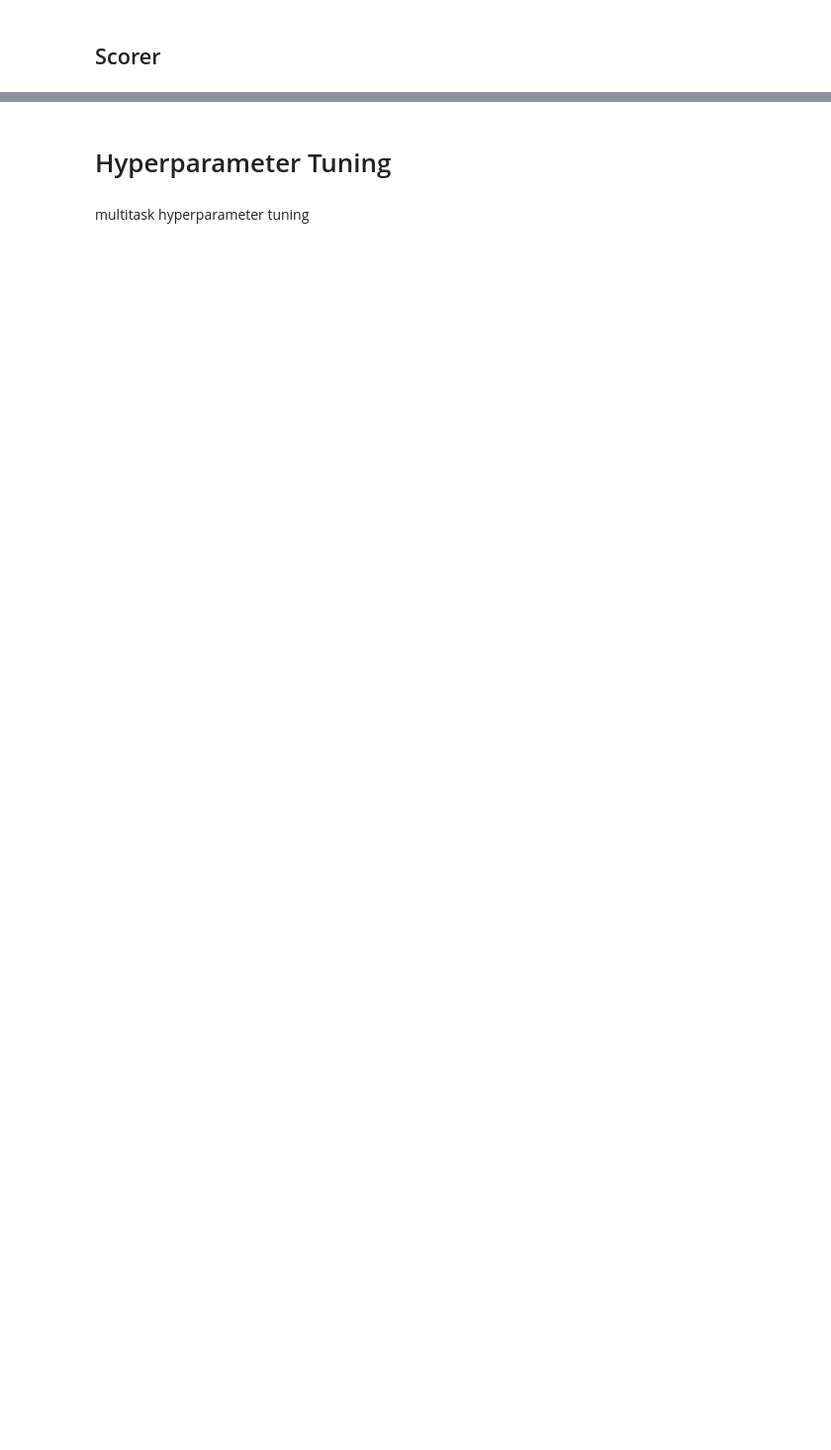
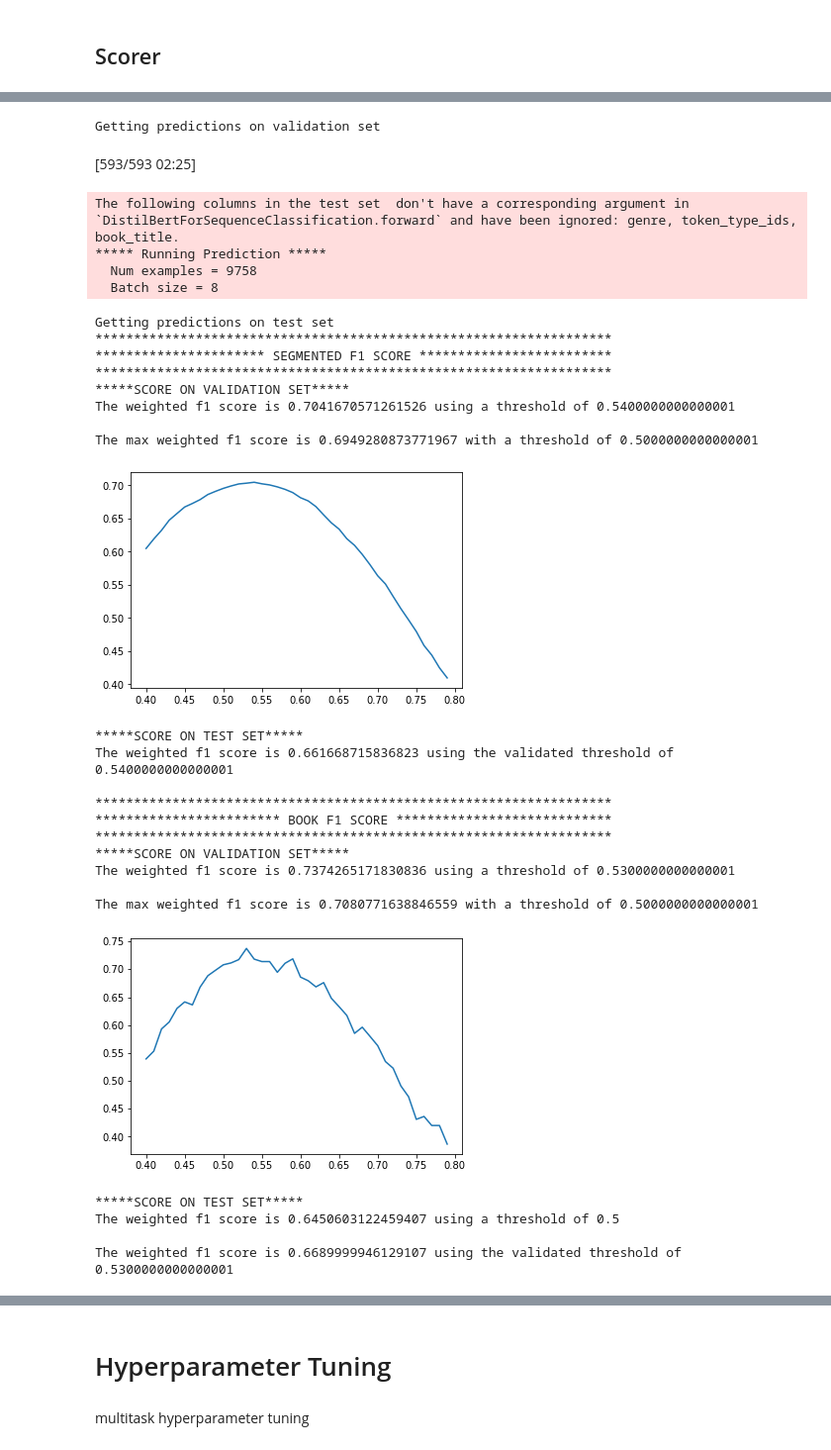
Before and after one commit to lucaguarro/BookSuccessPredictor, a Jupyter notebook: ModelTraining/Gr_s1_dupe_for_concurrency.ipynb, the cells around one changed output, grey strips where cells are left out. Shown: that part at 99% size. Saved outputs shown, nothing was run; the diff lists cells and outputs as text; code cells hidden in the pictures; blank space fills up the shorter version.

```diff
--- a/ModelTraining/Gr_s1_dupe_for_concurrency.ipynb
+++ b/ModelTraining/Gr_s1_dupe_for_concurrency.ipynb
@@ -629,0 +729,5 @@ The weighted f1 score is 0.7175911838649336 using the validated threshold of 0.6
+# %%
+run = wandb.init()
+artifact = run.use_artifact('lucaguarro/goodreads_success_predictor_80_20/model-vqy3ynmx:v0', type='model')
+artifact_dir = artifact.download()
+model = AutoModelForSequenceClassification.from_pretrained(artifact_dir)
@@ -629,0 +738,9 @@ The weighted f1 score is 0.7175911838649336 using the validated threshold of 0.6
+# %%
+trainer = Trainer(
+    model=model
+)
+# %%
+m_scorer = ModelScorer(trainer, chunked_encoded_dataset, for_multitask=False)
+m_scorer.get_segmented_f1_scores()
+m_scorer.get_book_f1_scores()
+# %% [output]
@@ -629,0 +751,30 @@ The weighted f1 score is 0.7175911838649336 using the validated threshold of 0.6
+Getting predictions on validation set
+[593/593 02:25]
+The following columns in the test set  don't have a corresponding argument in `DistilBertForSequenceClassification.forward` and have been ignored: genre, token_type_ids, book_title.
+***** Running Prediction *****
+  Num examples = 9758
+  Batch size = 8
+Getting predictions on test set
+*******************************************************************
+********************** SEGMENTED F1 SCORE *************************
+*******************************************************************
+*****SCORE ON VALIDATION SET*****
+The weighted f1 score is 0.7041670571261526 using a threshold of 0.5400000000000001
+
+The max weighted f1 score is 0.6949280873771967 with a threshold of 0.5000000000000001
+[figure, added]
+*****SCORE ON TEST SET*****
+The weighted f1 score is 0.661668715836823 using the validated threshold of 0.5400000000000001
+
+*******************************************************************
+************************ BOOK F1 SCORE ****************************
+*******************************************************************
+*****SCORE ON VALIDATION SET*****
+The weighted f1 score is 0.7374265171830836 using a threshold of 0.5300000000000001
+
+The max weighted f1 score is 0.7080771638846559 with a threshold of 0.5000000000000001
+[figure, added]
+*****SCORE ON TEST SET*****
+The weighted f1 score is 0.6450603122459407 using a threshold of 0.5
+
+The weighted f1 score is 0.6689999946129107 using the validated threshold of 0.5300000000000001
```
Also changed, not shown: parts of 121 cells of this notebook, 9 other files.
